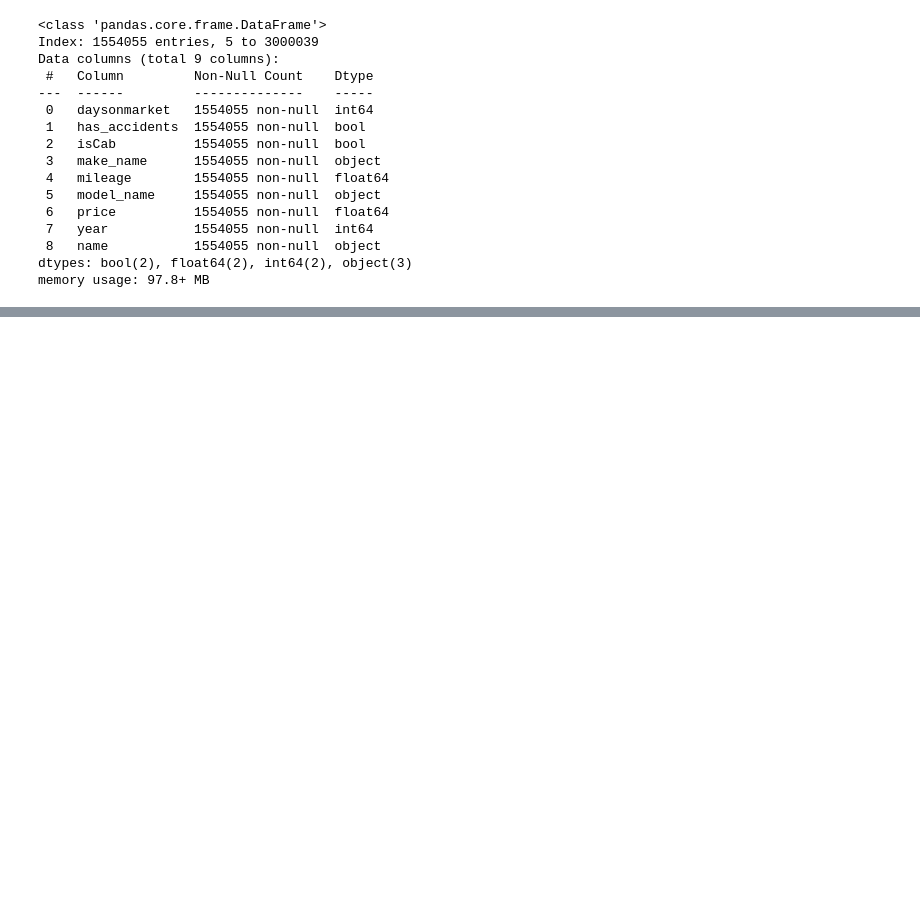
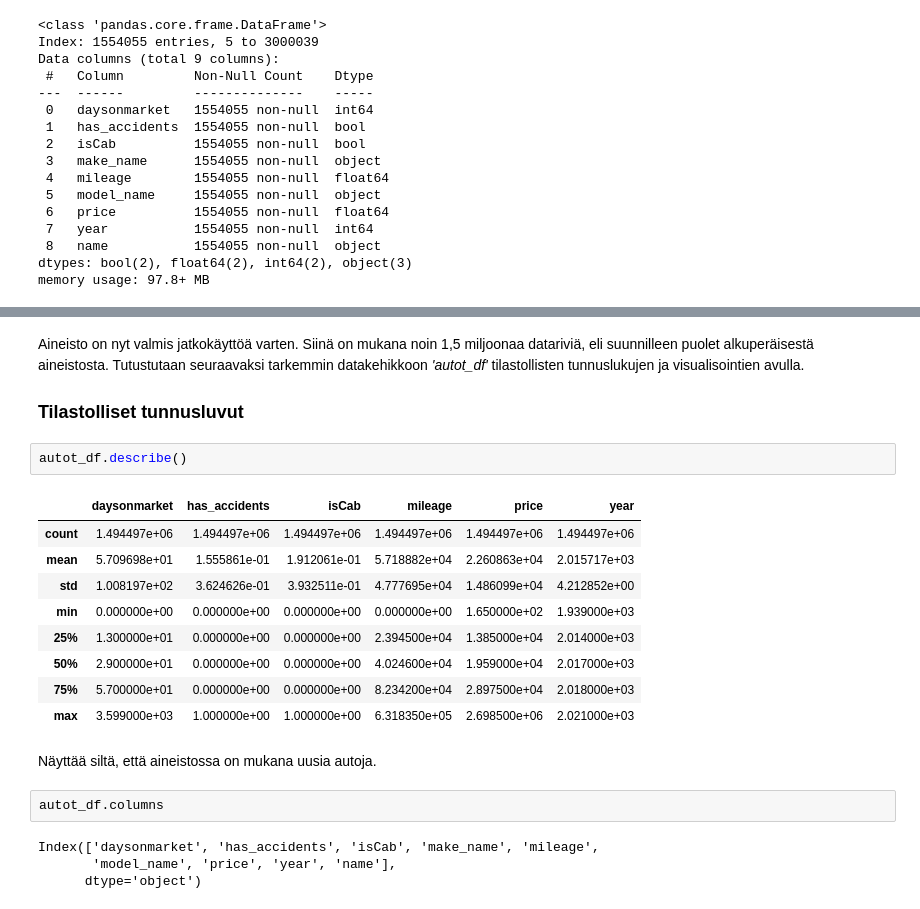
Before and after one commit to SallaLipasti/jamk-aida-projekti, a Jupyter notebook: taksit.ipynb, the cells around one changed output, grey strips where cells are left out. Cells and saved outputs as stored; diff of their text form; blank space fills up the shorter version.

```diff
--- a/taksit.ipynb
+++ b/taksit.ipynb
@@ -142,0 +279,24 @@ df.head()
+# %% [markdown]
+Aineisto on nyt valmis jatkokäyttöä varten. Siinä on mukana noin 1,5 miljoonaa datariviä, eli suunnilleen puolet alkuperäisestä aineistosta. Tutustutaan seuraavaksi tarkemmin datakehikkoon *'autot_df'* tilastollisten tunnuslukujen ja visualisointien avulla.
+
+### Tilastolliset tunnusluvut
+# %%
+autot_df.describe()
+# %% [output]
+|  | daysonmarket | has_accidents | isCab | mileage | price | year |
+| count | 1.494497e+06 | 1.494497e+06 | 1.494497e+06 | 1.494497e+06 | 1.494497e+06 | 1.494497e+06 |
+| mean | 5.709698e+01 | 1.555861e-01 | 1.912061e-01 | 5.718882e+04 | 2.260863e+04 | 2.015717e+03 |
+| std | 1.008197e+02 | 3.624626e-01 | 3.932511e-01 | 4.777695e+04 | 1.486099e+04 | 4.212852e+00 |
+| min | 0.000000e+00 | 0.000000e+00 | 0.000000e+00 | 0.000000e+00 | 1.650000e+02 | 1.939000e+03 |
+| 25% | 1.300000e+01 | 0.000000e+00 | 0.000000e+00 | 2.394500e+04 | 1.385000e+04 | 2.014000e+03 |
+| 50% | 2.900000e+01 | 0.000000e+00 | 0.000000e+00 | 4.024600e+04 | 1.959000e+04 | 2.017000e+03 |
+| 75% | 5.700000e+01 | 0.000000e+00 | 0.000000e+00 | 8.234200e+04 | 2.897500e+04 | 2.018000e+03 |
+| max | 3.599000e+03 | 1.000000e+00 | 1.000000e+00 | 6.318350e+05 | 2.698500e+06 | 2.021000e+03 |
+# %% [markdown]
+Näyttää siltä, että aineistossa on mukana uusia autoja.
+# %%
+autot_df.columns
+# %% [output]
+Index(['daysonmarket', 'has_accidents', 'isCab', 'make_name', 'mileage',
+       'model_name', 'price', 'year', 'name'],
+      dtype='object')
```
Also changed, not shown: parts of 40 cells of this notebook.
